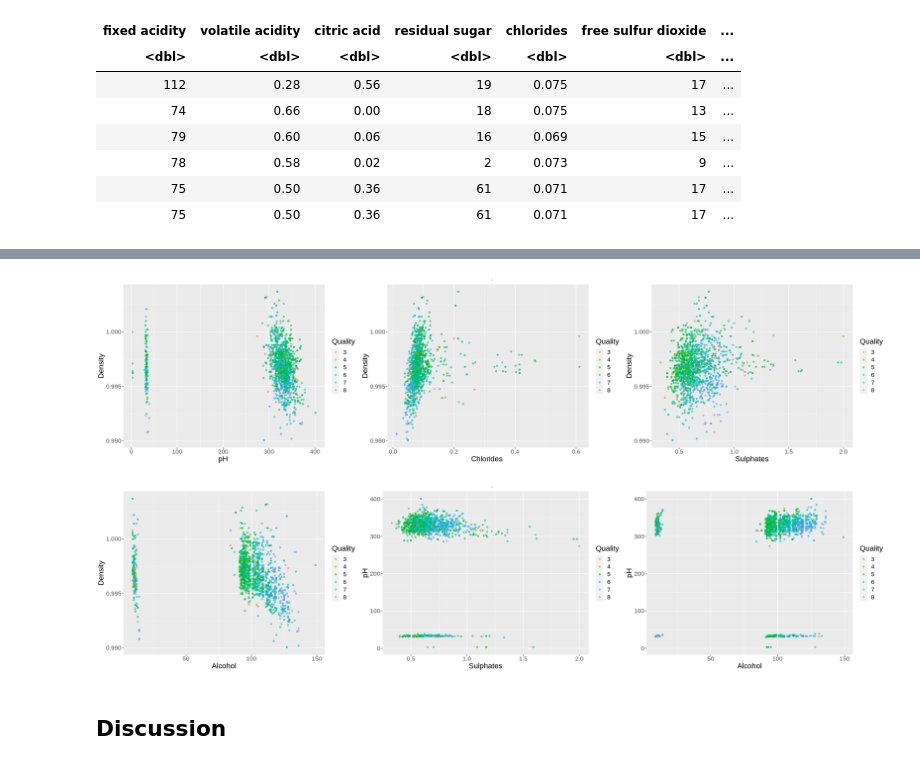
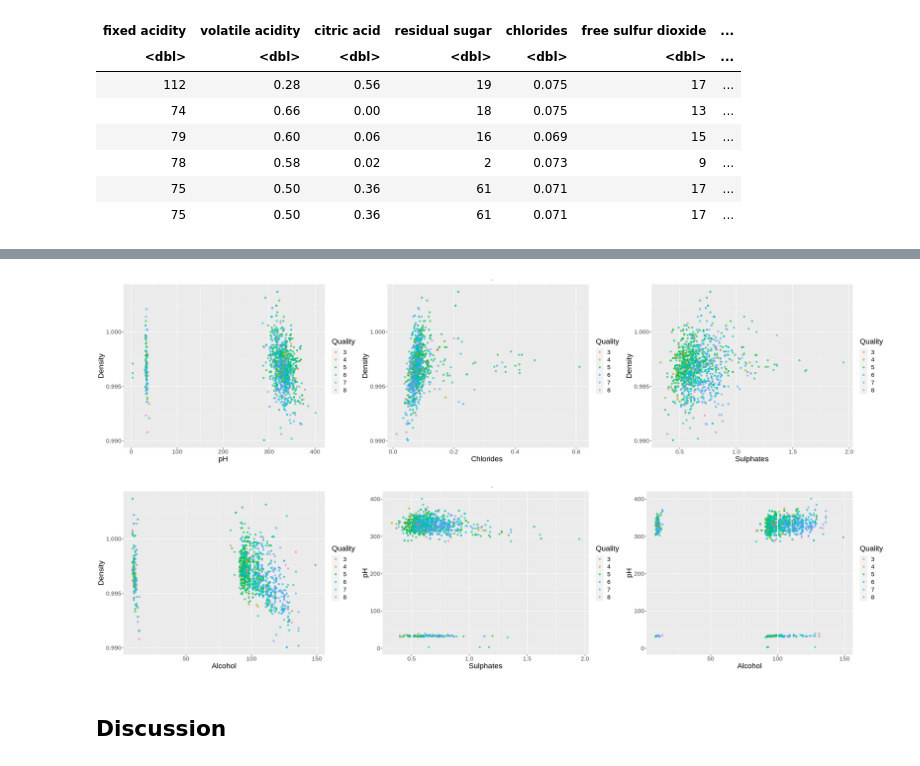
Before and after one commit to choialice707/DSCI-100-Group56-Proj, a Jupyter notebook: group_project_report.ipynb, the cells around one changed output, grey strips where cells are left out. Cells and saved outputs as stored; diff of their text form; code cells hidden in the pictures.

Commit message:
Made it all use training set

```diff
--- a/group_project_report.ipynb
+++ b/group_project_report.ipynb
@@ -153,7 +153,7 @@ wine_summary_plot
 library(gridExtra)
 options(repr.plot.width = 25, repr.plot.height = 6)
 
-wine_plot1 <- wine_data |>
+wine_plot1 <- wine_train |>
   ggplot(aes(x = pH, y = density, color = quality)) +
   geom_point(alpha = 0.6) +
   labs(x = "pH ",
@@ -161,7 +161,7 @@ wine_plot1 <- wine_data |>
        color = "Quality") +
   theme(text = element_text(size = 17))
 
-wine_plot2 <- wine_data |>
+wine_plot2 <- wine_train |>
   ggplot(aes(x = chlorides, y = density, color = quality)) +
   geom_point(alpha = 0.6) +
   labs(x = "Chlorides ",
@@ -169,43 +169,43 @@ wine_plot2 <- wine_data |>
        color = "Quality") +
   theme(text = element_text(size = 17))
 
-wine_plot3 <- wine_data |>
+wine_plot3 <- wine_train |>
   ggplot(aes(x = sulphates, y = density, color = quality)) +
   geom_point(alpha = 0.6) +
   labs(x = "Sulphates",
        y = "Density",
        color = "Quality") +
   theme(text = element_text(size = 17))
 
-wine_plot4 <- wine_data |>
+wine_plot4 <- wine_train |>
   ggplot(aes(x = alcohol, y = density, color = quality)) +
   geom_point(alpha = 0.6) +
   labs(x = "Alcohol",
        y = "Density",
        color = "Quality") +
   theme(text = element_text(size = 17))
 
-wine_plot5 <- wine_data |>
+wine_plot5 <- wine_train |>
   ggplot(aes(x = sulphates, y = pH, color = quality)) +
   geom_point(alpha = 0.6) +
   labs(x = "Sulphates",
        y = "pH",
        color = "Quality") +
   theme(text = element_text(size = 17))
 
-wine_plot6 <- wine_data |>
+wine_plot6 <- wine_train |>
   ggplot(aes(x = alcohol, y = pH, color = quality)) +
   geom_point(alpha = 0.6) +
   labs(x = "Alcohol",
        y = "pH",
        color = "Quality") +
   theme(text = element_text(size = 17))
 
 grid.arrange(wine_plot1, wine_plot2, wine_plot3, nrow = 1, top = '.')
 grid.arrange(wine_plot4, wine_plot5, wine_plot6, nrow = 1, top = '.')
 # %% [output]
-[figure, old version]
+[figure, new version]
-[figure, old version]
+[figure, new version]
 # %% [markdown]
 ## **Discussion**
 # %% [markdown]
```
Also changed, not shown: parts of 2 cells of this notebook.
